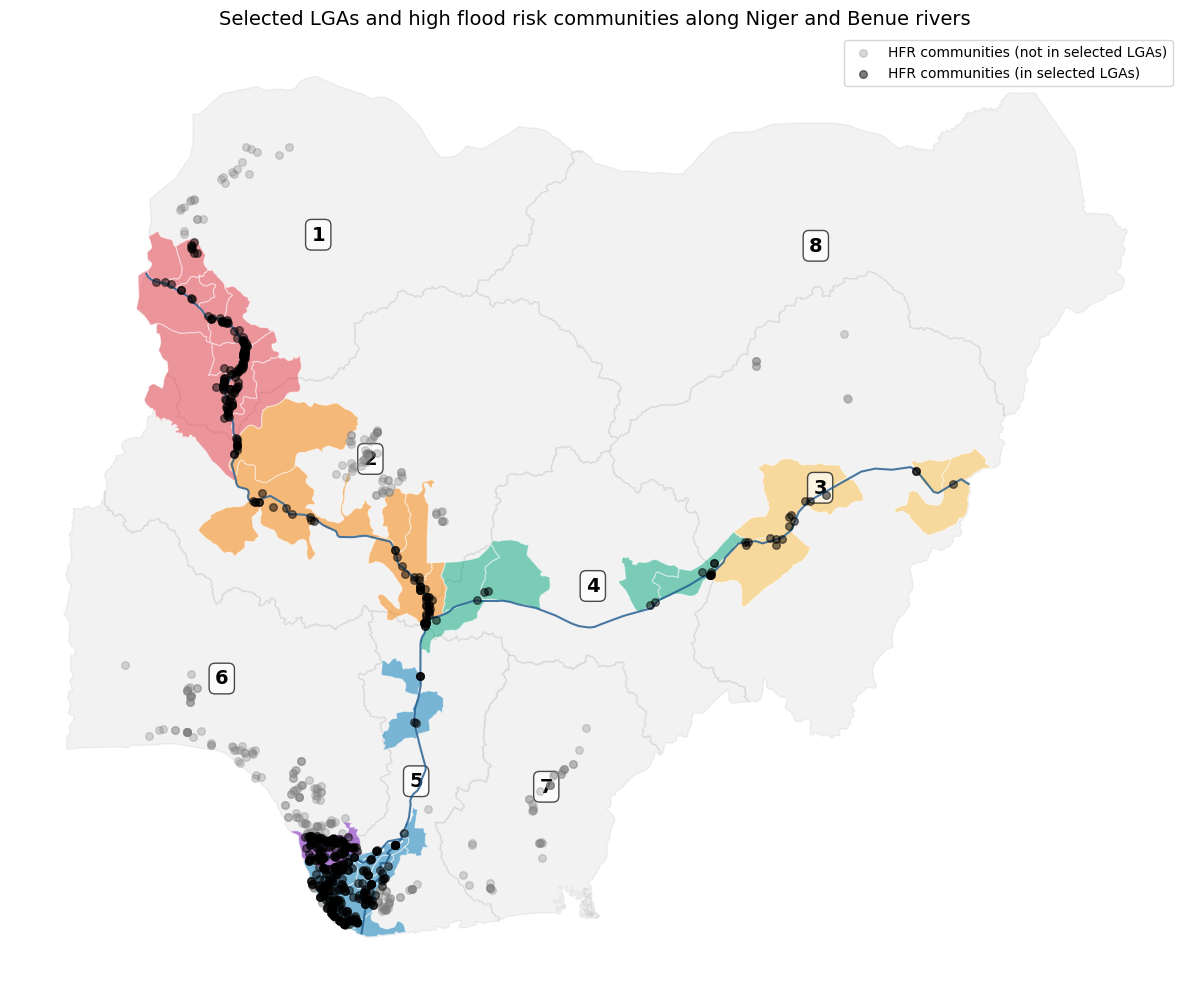
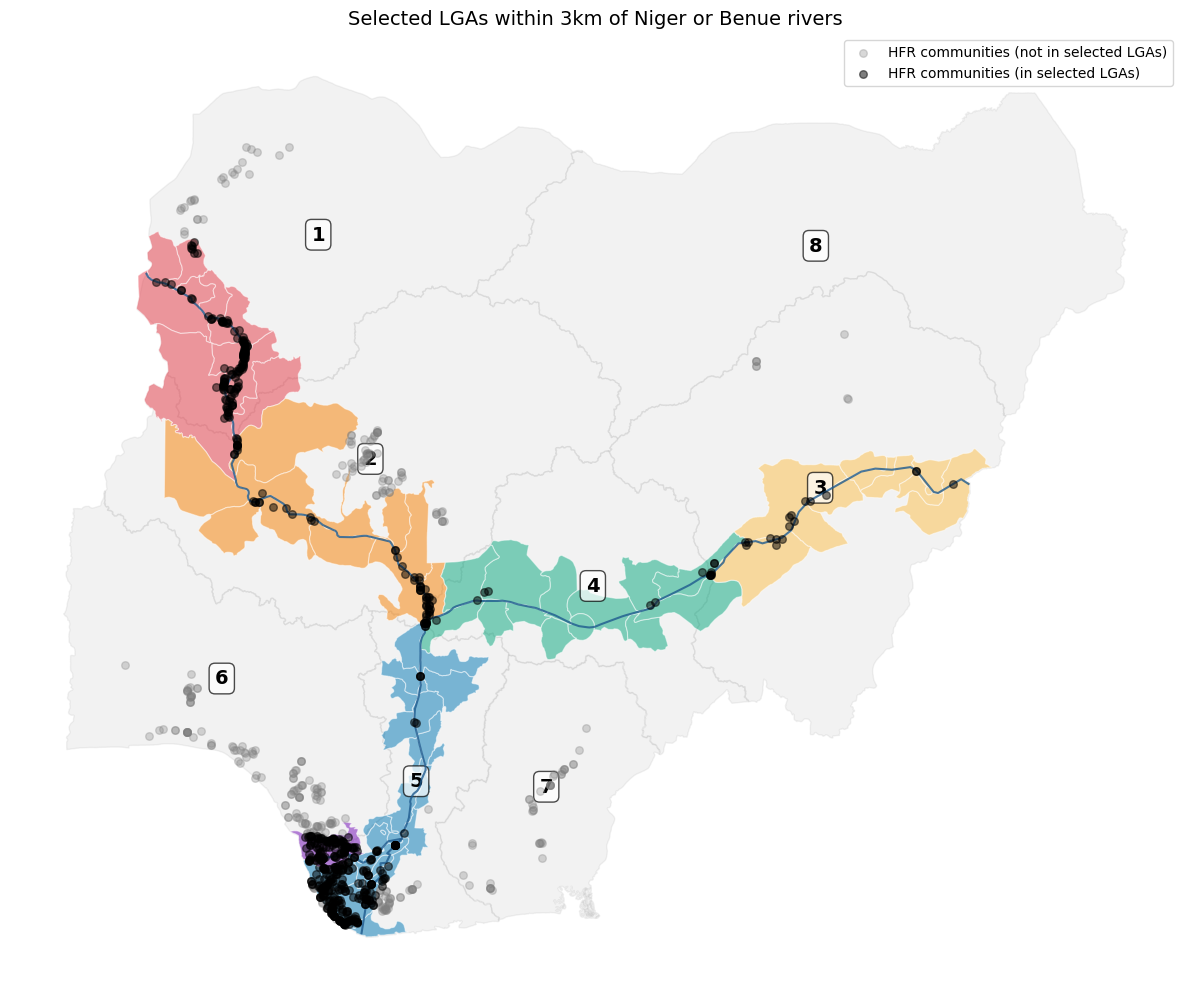
Code edit (unified diff) that turned the first committed figure into the second:
--- before
+++ after
@@ -64,5 +64,5 @@
 gdf_hfr_joined[gdf_hfr_joined['in_selected_lga']].plot(
     ax=ax,
-    color='black',  # OCHA coral
+    color='black',
     markersize=30,
     alpha=0.5,
@@ -71,9 +71,9 @@
 )
 
-ax.set_title('Selected LGAs and high flood risk communities along Niger and Benue rivers', fontsize=14)
+ax.set_title('Selected LGAs within 3km of Niger or Benue rivers', fontsize=14)
 ax.legend(loc='upper right')
 ax.set_axis_off()
 
 plt.tight_layout()
-plt.show()
-# plt.savefig("figures/lga_ha_map.png", dpi=300)
+# plt.show()
+plt.savefig("figures/lga_ha_map.png", dpi=300)

Commit: adjust to all LGAs near river